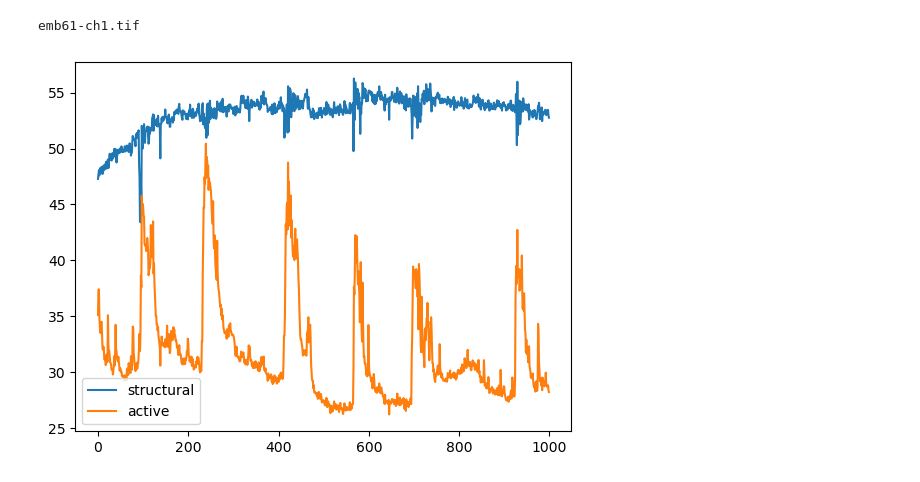
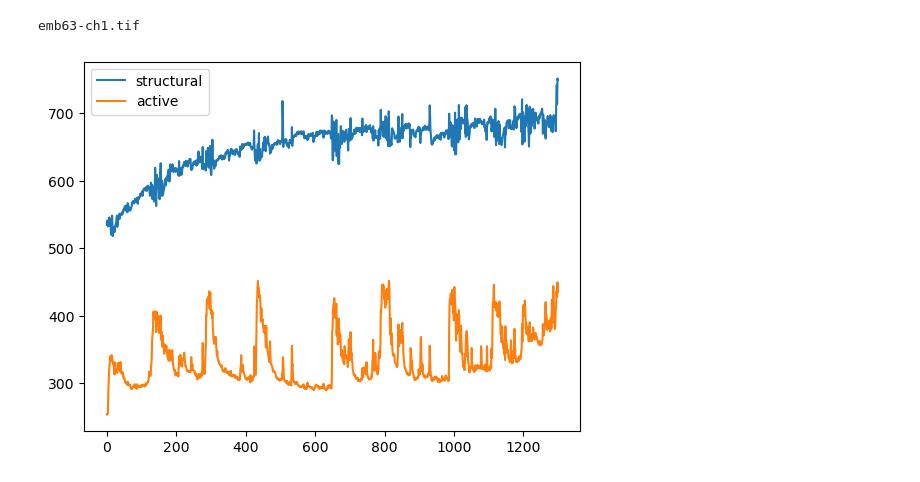
Before and after one commit to ACRLab/snazzy, a Jupyter notebook: notebooks/activity.ipynb, the cells around one changed output. Drawn from its saved outputs; the diff is of its cells as text; code cells hidden in the pictures.

```diff
--- a/notebooks/activity.ipynb
+++ b/notebooks/activity.ipynb
@@ -17,15 +21,13 @@ base_dir = "/home/cdp58/Documents/repos/pasnascope_analysis/data/embryos/"
 active = [f for f in sorted(os.listdir(base_dir)) if f.endswith('ch1.tif')]
 struct = [f for f in sorted(os.listdir(base_dir)) if f.endswith('ch2.tif')]
 # %%
-i = 4
-active_img = imread(base_dir+active[i], key=range(0,1000))
-struct_img = imread(base_dir+struct[i], key=range(0,1000))
-
+i =8
 print(active[i])
+active_img = imread(base_dir+active[i])
+struct_img = imread(base_dir+struct[i])
 
 mask = roi.get_roi(struct_img)
-# mask = np.ones(active_img.shape, dtype=np.bool_)
-activity.plot_activity(active_img, struct_img, mask, plot_diff=False)
+activity.plot_activity(active_img, struct_img, mask)
 # %% [output]
-emb61-ch1.tif
+emb63-ch1.tif
-[figure, old version]
+[figure, new version]
```
Also changed, not shown: parts of 4 cells of this notebook, 3 other files.
